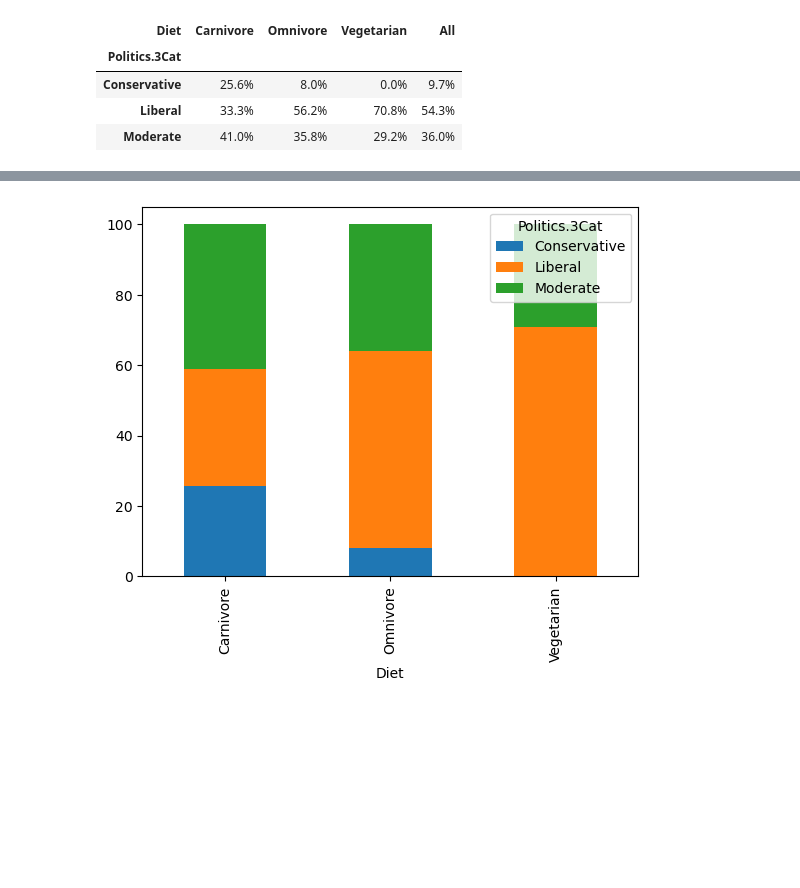
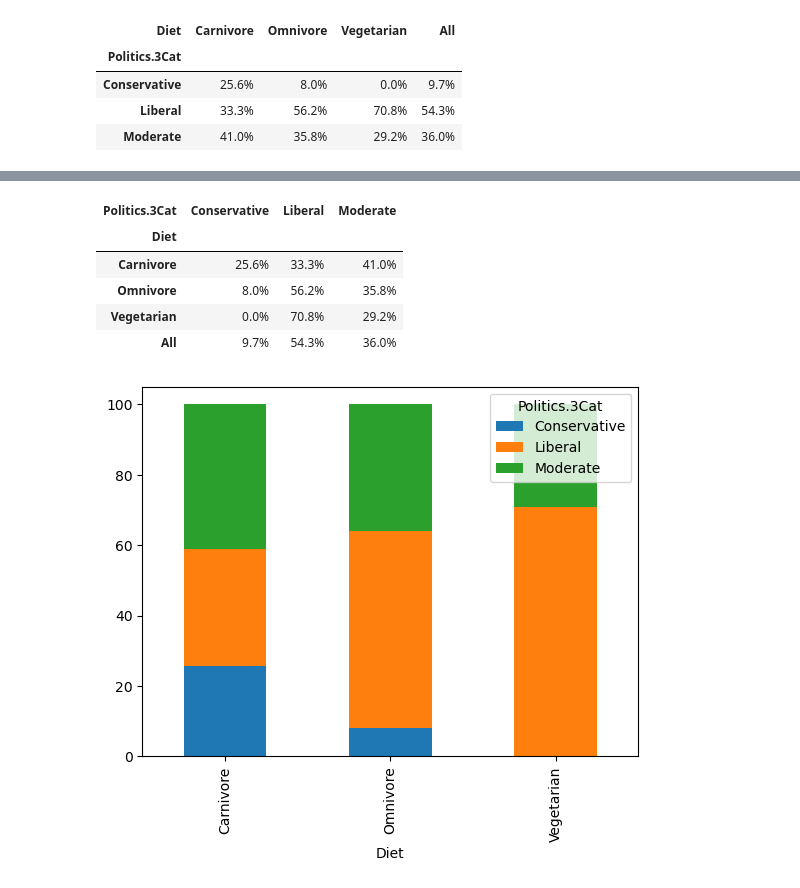
Before and after one commit to StephenDSNYC/IS5, a Jupyter notebook: exercise/ch03/ch03student_survey.ipynb, the cells around one changed output, grey strips where cells are left out. Saved outputs shown, nothing was run; the diff lists cells and outputs as text; code cells hidden in the pictures; blank space fills up the shorter version.

```diff
--- a/exercise/ch03/ch03student_survey.ipynb
+++ b/exercise/ch03/ch03student_survey.ipynb
@@ -51,2 +97,17 @@ pd.crosstab(index=politics, columns=diet, normalize='columns',
+# %%
+# plot stacked bar chart by NORMALIZing along the INDEX dimension
+# columns -> legend
+# index -> x-ticks
+pd.crosstab(index=diet, columns=politics,
+            normalize='index',
+            margins=True
+           ).mul(100).round(1).astype(str) + '%'
+# %% [output]
+| Politics.3Cat | Conservative | Liberal | Moderate |
+| Diet |  |  |  |
+| Carnivore | 25.6% | 33.3% | 41.0% |
+| Omnivore | 8.0% | 56.2% | 35.8% |
+| Vegetarian | 0.0% | 70.8% | 29.2% |
+| All | 9.7% | 54.3% | 36.0% |
 # %%
 pd.crosstab(index=diet, columns=politics,
```
Also changed, not shown: parts of 32 cells of this notebook, 2 other files.
